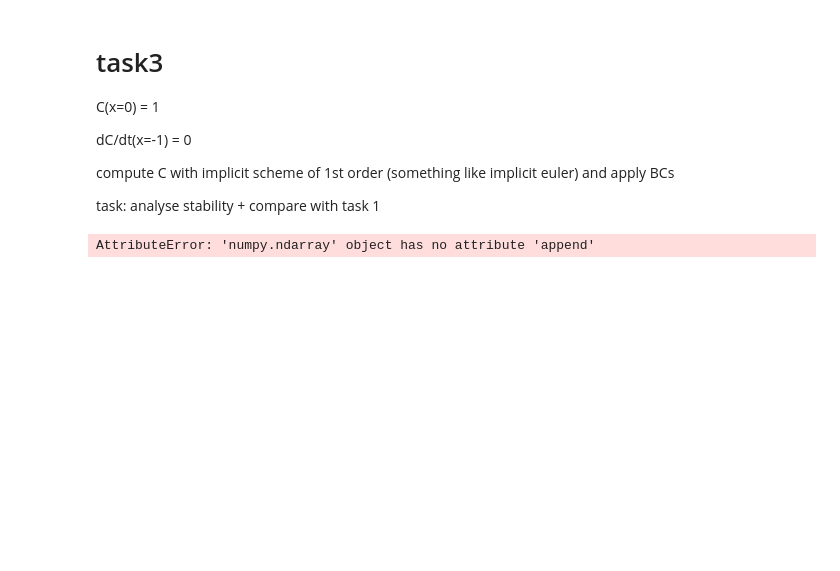
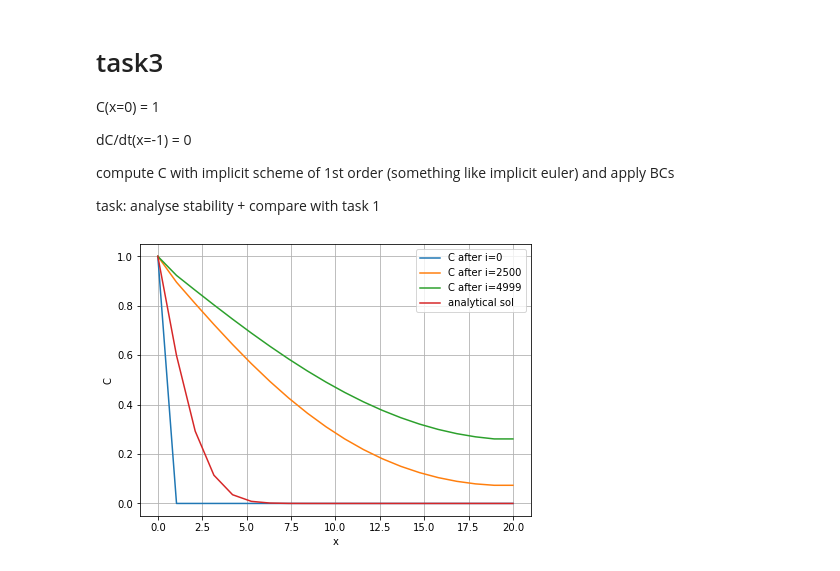
Before and after one commit to hitimr/NSSC2, a Jupyter notebook: Ex3/task3.ipynb, the cells around one changed output. Drawn from its saved outputs; the diff is of its cells as text; code cells hidden in the pictures; blank space fills up the shorter version.

Commit message:
task34

```diff
--- a/Ex3/task3.ipynb
+++ b/Ex3/task3.ipynb
@@ -96,28 +97,29 @@ df.to_csv("task3_numeric.csv",index=False)
 # %%
 plottimesteps = [0,round((tmax-1)*0.01),round((tmax-1)*0.1),round((tmax-1)*0.5),tmax-1]
 plottimesteps = [0,round((tmax-1)*0.5),tmax-1]
 
 C_analytic = []
-C_analytic = numpy.array(C_analytic)
 for i in range(tmax):
     C_analytic.append(analytical_sol(i, points=xmax, n_max=1000))
-dfa = pd.DataFrame(C_analytic)
-df.to_csv("task3_analytic",index=False)
+C_analytic = numpy.array(C_analytic)
+#dfa = pd.DataFrame(C_analytic)
+#df.to_csv("task3_analytic.csv",index=False)
+np.savetxt('task3_analytic.txt', C_analytic)
 
 fig = plt.figure(figsize = (7,5))
 for i in plottimesteps:
     #plt.plot(space,C[i,:],label="C")
     plt.plot(space,C[i,:],label="C after i="+str(i))
 plt.plot(space,analytical_sol(tmax, points=xmax, n_max=1000),label="analytical sol")
 
 plt.legend()
 plt.xlabel("x")
 plt.ylabel("C")
 plt.grid()
 plt.show()
 #plt.savefig('plots/asdfasdfasdfasdf.pdf')
 # %% [output]
-AttributeError: 'numpy.ndarray' object has no attribute 'append'
+[figure, added]
 # %%
 #test TDMAsolve
 A = numpy.array([[1,2,0],
```
Also changed, not shown: parts of 1 cell of this notebook, 8 other files.
